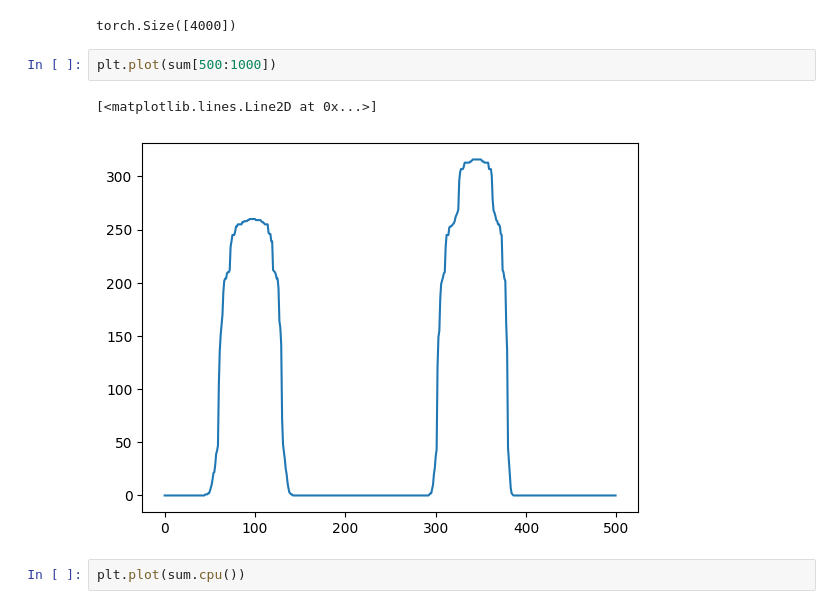
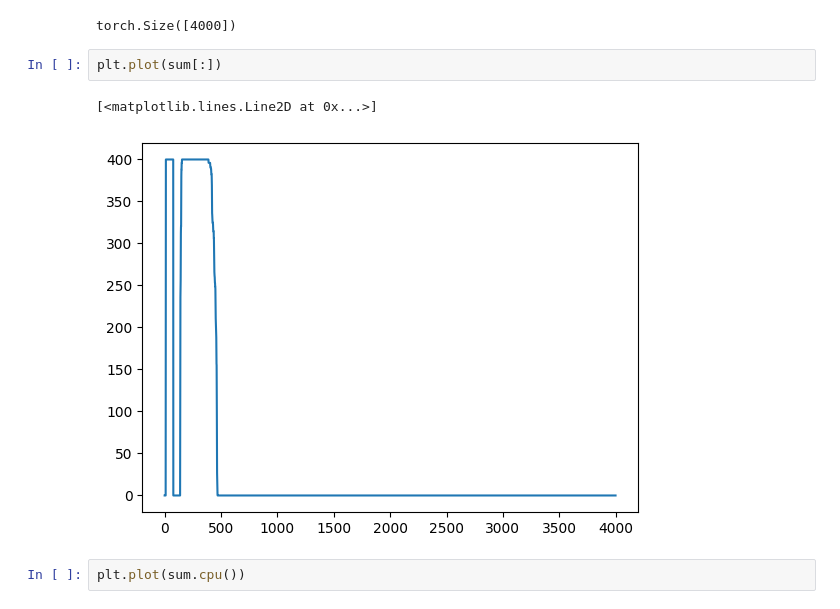
Before and after one commit to hhsherlock/Spiking_NN, a Jupyter notebook: mnst_learn/calculation.ipynb, the cells around one changed output. Cells and saved outputs as stored; diff of their text form.

```diff
--- a/mnst_learn/calculation.ipynb
+++ b/mnst_learn/calculation.ipynb
@@ -697,10 +697,10 @@ sum.shape
 # %% [output]
 torch.Size([4000])
 # %%
-plt.plot(sum[500:1000])
+plt.plot(sum[:])
 # %% [output]
 [<matplotlib.lines.Line2D at 0x...>]
-[figure, old version]
+[figure, new version]
 # %%
 plt.plot(sum.cpu())
 # %% [output]
```
Also changed, not shown: parts of 2 cells of this notebook, 2 other files.
